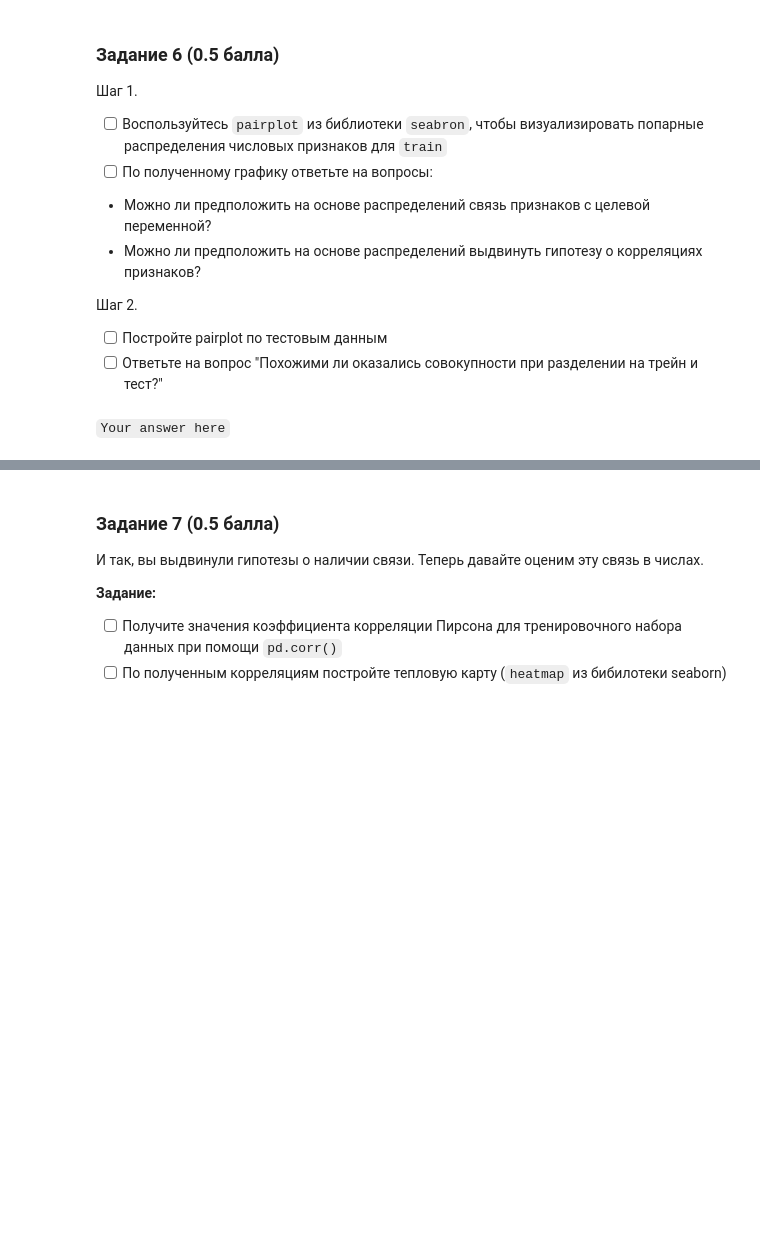
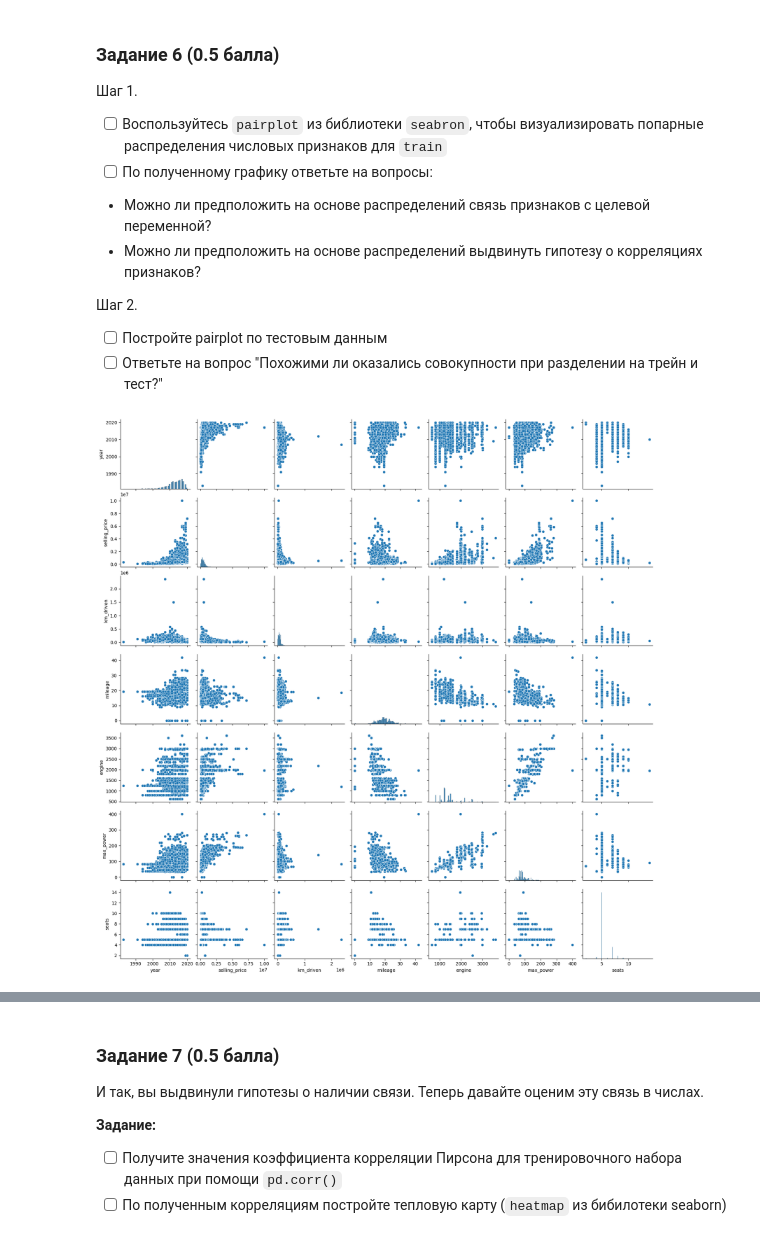
Before and after one commit to 2Gpb/MLPractice, a Jupyter notebook: hw1/HW1_Regression_with_inference_base.ipynb, the cells around one changed output, grey strips where cells are left out. Drawn from its saved outputs; the diff is of its cells as text; code cells hidden in the pictures; blank space fills up the shorter version.

```diff
--- a/hw1/HW1_Regression_with_inference_base.ipynb
+++ b/hw1/HW1_Regression_with_inference_base.ipynb
@@ -258,0 +260,4 @@ AssertionError:
+# %%
+df_train_without_target = df_train.drop(columns=["selling_price"])
+print(df_train_without_target.duplicated().sum())
+df_train[df_train_without_target.duplicated()]
@@ -258,0 +279,4 @@ AssertionError:
+# %%
+df_train = df_train.drop_duplicates(subset=df_train_without_target, keep="first")
+# %%
+df_train = df_train.reset_index(drop=True)
@@ -284,0 +332,3 @@ AssertionError:
+# %%
+df_train["engine"] = df_train["engine"].round().astype("Int64")
+df_train["seats"] = df_train["seats"].round().astype("Int64")
@@ -337,2 +444,7 @@ assert df_train.shape == (5840, 13)
-# %% [markdown]
-`Your answer here`
+# %%
+%matplotlib inline
+
+sns.pairplot(df_train)
+plt.show()
+# %% [output]
+[figure, added]
```
Also changed, not shown: parts of 39 cells of this notebook, 2 other files.
